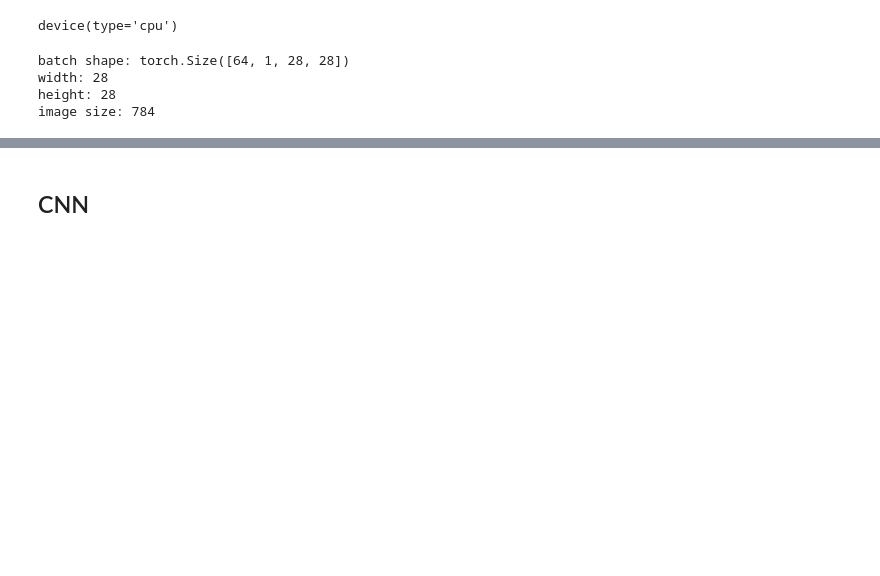
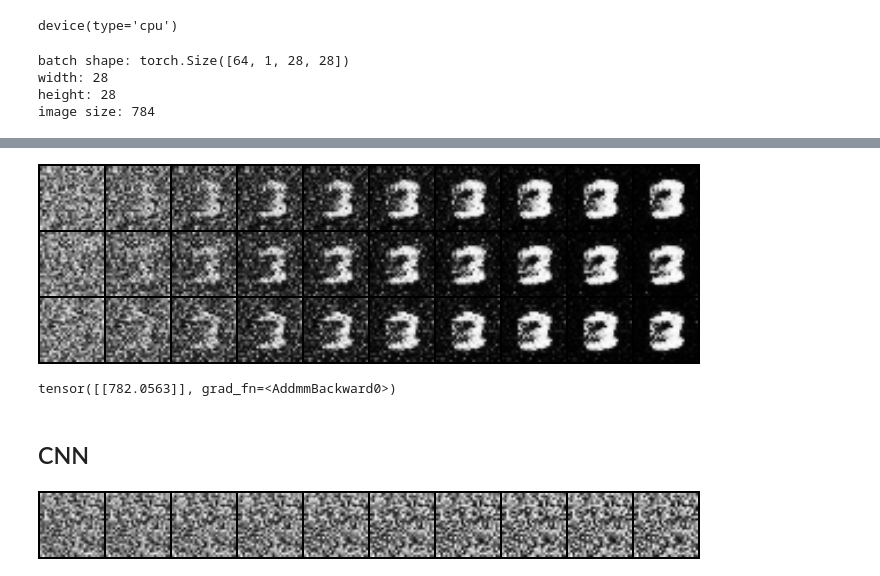
Before and after one commit to misya11p/generative-models, a Jupyter notebook: EBM.ipynb, the cells around one changed output, grey strips where cells are left out. Saved outputs shown, nothing was run; the diff lists cells and outputs as text; code cells hidden in the pictures; blank space fills up the shorter version.

```diff
--- a/EBM.ipynb
+++ b/EBM.ipynb
@@ -137,3 +145,12 @@ draw_hist(model, n_images=3, **gen_kwargs)
+# %%
+draw_hist(model, n_images=3, n_iter=50, step_size=0.1, noise_std=0.1, clamp=1)
+# %% [output]
+[figure, added]
+# %%
+x, _ = generate(model, n_images=1, **gen_kwargs)
+model(x)
+# %% [output]
+tensor([[782.0563]], grad_fn=<AddmmBackward0>)
 # %% [markdown]
 ## CNN
 # %%
@@ -164,3 +181,10 @@ class EnergyModel(nn.Module):
         return self.net(x)
 
 device = torch.device('mps')
+# %%
+model = EnergyModel().to(device)
+optimizer = optim.Adam(model.parameters(), lr=1e-4)
+gen_kwargs = {'n_iter': 20, 'step_size': 0.5, 'clamp': 1.}
+draw_hist(model)
+# %% [output]
+[figure, added]
```
Also changed, not shown: parts of 7 cells of this notebook.
